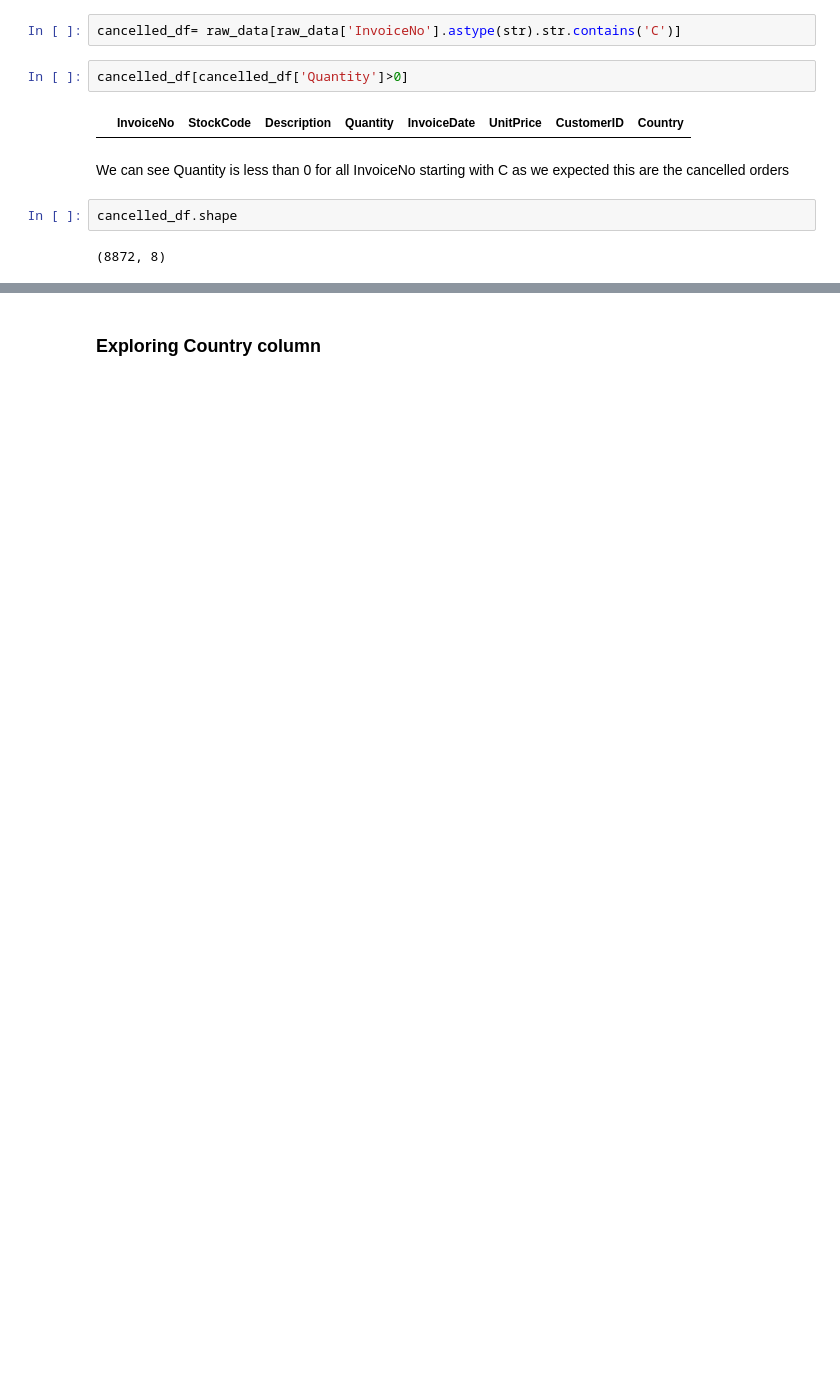
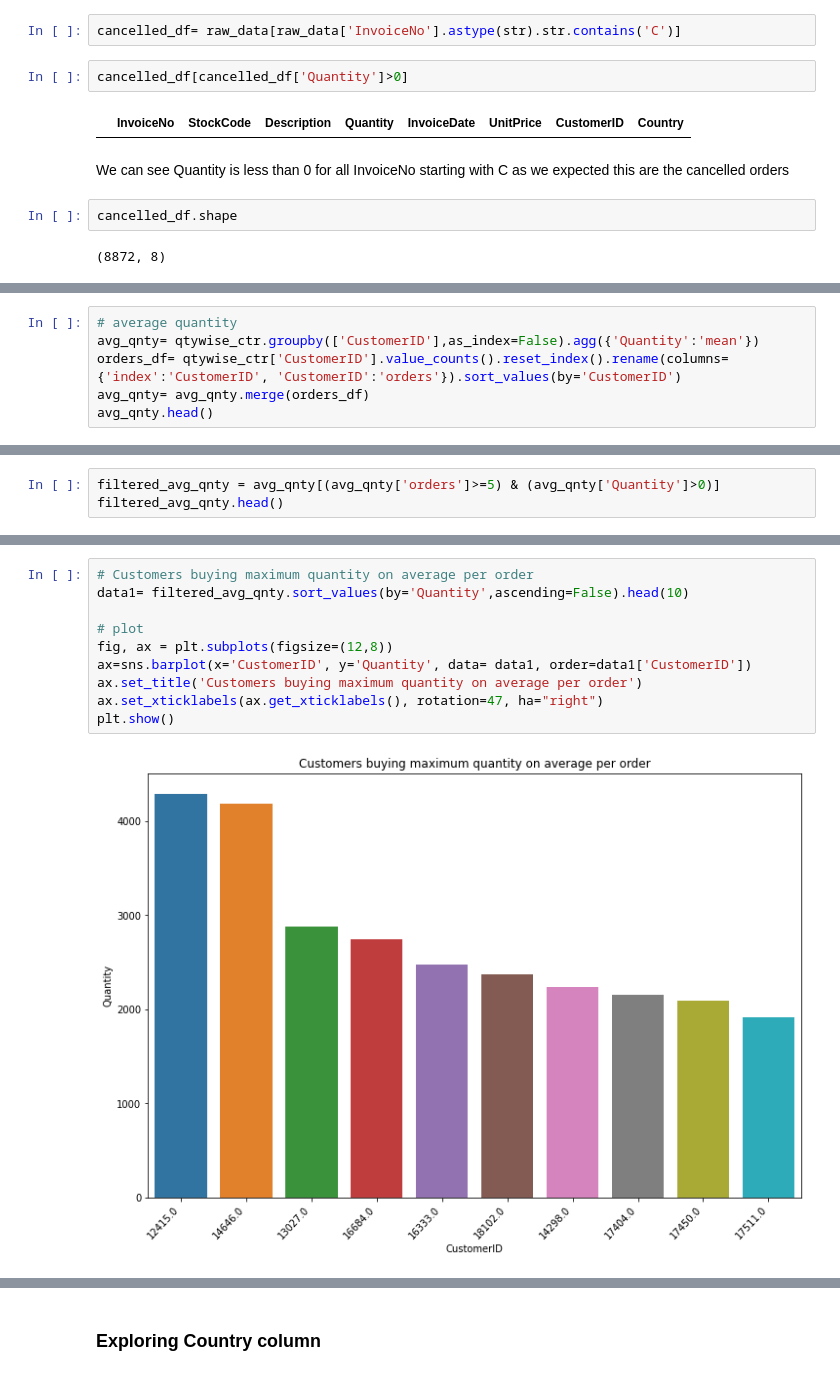
Before and after one commit to Swapnil-417/Online-Retail-Customer-Segmentation, a Jupyter notebook: Online_Retail_Customer_Segmentation_Capstone_Project.ipynb, the cells around one changed output, grey strips where cells are left out. Cells and saved outputs as stored; diff of their text form; blank space fills up the shorter version.

```diff
--- a/Online_Retail_Customer_Segmentation_Capstone_Project.ipynb
+++ b/Online_Retail_Customer_Segmentation_Capstone_Project.ipynb
@@ -250,0 +289,6 @@ there are 8872 cancelled orders which are huge
+# %%
+# average quantity
+avg_qnty= qtywise_ctr.groupby(['CustomerID'],as_index=False).agg({'Quantity':'mean'})
+orders_df= qtywise_ctr['CustomerID'].value_counts().reset_index().rename(columns={'index':'CustomerID', 'CustomerID':'orders'}).sort_values(by='CustomerID')
+avg_qnty= avg_qnty.merge(orders_df)
+avg_qnty.head()
@@ -250,0 +304,3 @@ there are 8872 cancelled orders which are huge
+# %%
+filtered_avg_qnty = avg_qnty[(avg_qnty['orders']>=5) & (avg_qnty['Quantity']>0)]
+filtered_avg_qnty.head()
@@ -250,0 +314,12 @@ there are 8872 cancelled orders which are huge
+# %%
+# Customers buying maximum quantity on average per order
+data1= filtered_avg_qnty.sort_values(by='Quantity',ascending=False).head(10)
+
+# plot
+fig, ax = plt.subplots(figsize=(12,8))
+ax=sns.barplot(x='CustomerID', y='Quantity', data= data1, order=data1['CustomerID'])
+ax.set_title('Customers buying maximum quantity on average per order')
+ax.set_xticklabels(ax.get_xticklabels(), rotation=47, ha="right")
+plt.show()
+# %% [output]
+[figure, added]
```
Also changed, not shown: parts of 30 cells of this notebook.
